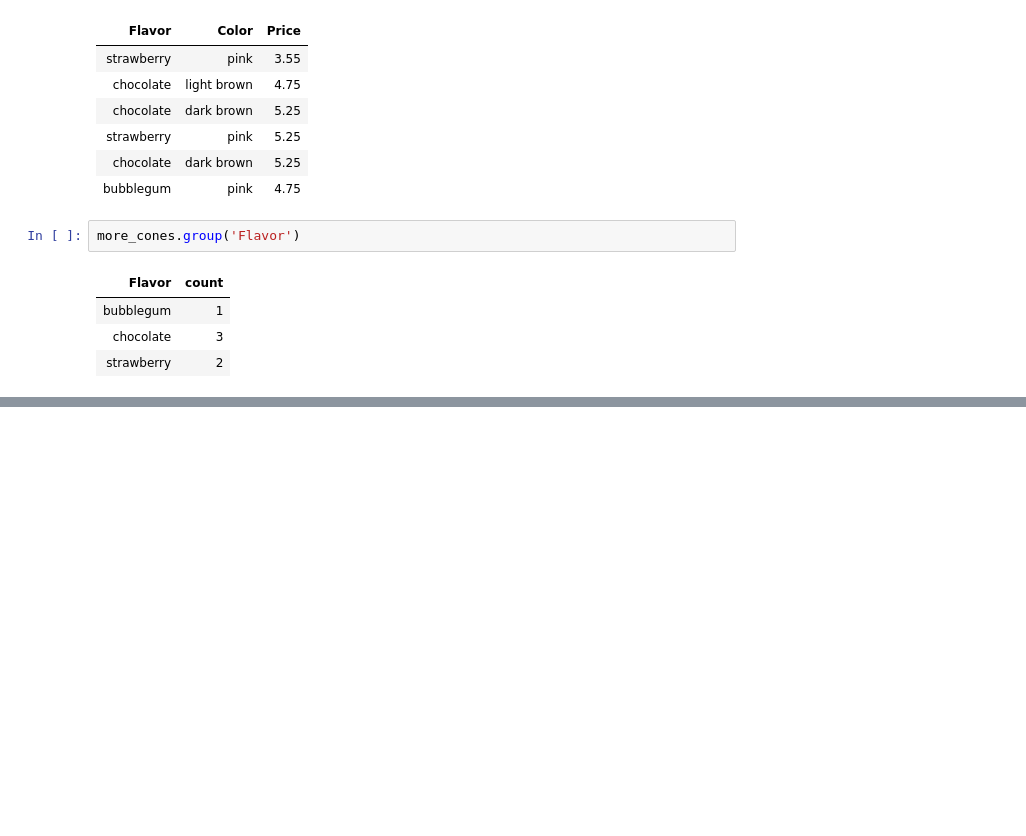
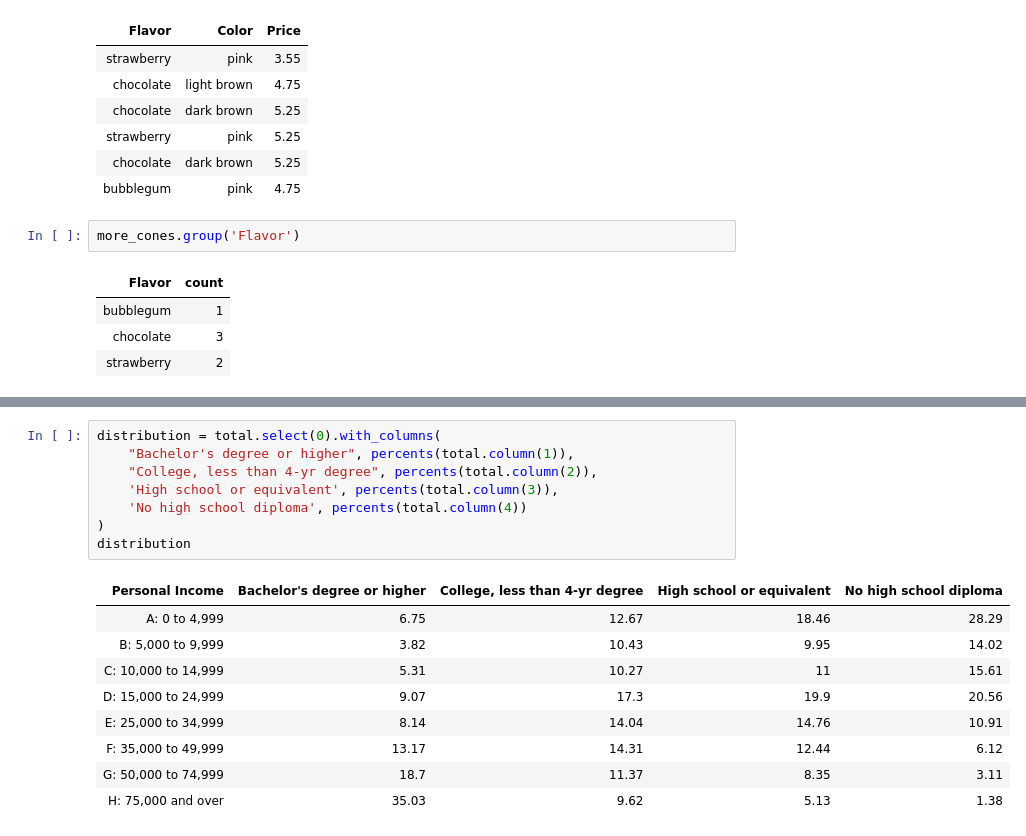
Before and after one commit to Matthew-HMS/Datascience101, a Jupyter notebook: Function.ipynb, the cells around one changed output, grey strips where cells are left out. Saved outputs shown, nothing was run; the diff lists cells and outputs as text; blank space fills up the shorter version.

```diff
--- a/Function.ipynb
+++ b/Function.ipynb
@@ -333,0 +432,18 @@ more_cones.group('Flavor')
+# %%
+distribution = total.select(0).with_columns(
+    "Bachelor's degree or higher", percents(total.column(1)),
+    "College, less than 4-yr degree", percents(total.column(2)),
+    'High school or equivalent', percents(total.column(3)),
+    'No high school diploma', percents(total.column(4))
+)
+distribution
+# %% [output]
+| Personal Income | Bachelor's degree or higher | College, less than 4-yr degree | High school or equivalent | No high school diploma |
+| A: 0 to 4,999 | 6.75 | 12.67 | 18.46 | 28.29 |
+| B: 5,000 to 9,999 | 3.82 | 10.43 | 9.95 | 14.02 |
+| C: 10,000 to 14,999 | 5.31 | 10.27 | 11 | 15.61 |
+| D: 15,000 to 24,999 | 9.07 | 17.3 | 19.9 | 20.56 |
+| E: 25,000 to 34,999 | 8.14 | 14.04 | 14.76 | 10.91 |
+| F: 35,000 to 49,999 | 13.17 | 14.31 | 12.44 | 6.12 |
+| G: 50,000 to 74,999 | 18.7 | 11.37 | 8.35 | 3.11 |
+| H: 75,000 and over | 35.03 | 9.62 | 5.13 | 1.38 |
```
Also changed, not shown: parts of 12 cells of this notebook, 1 other file.
